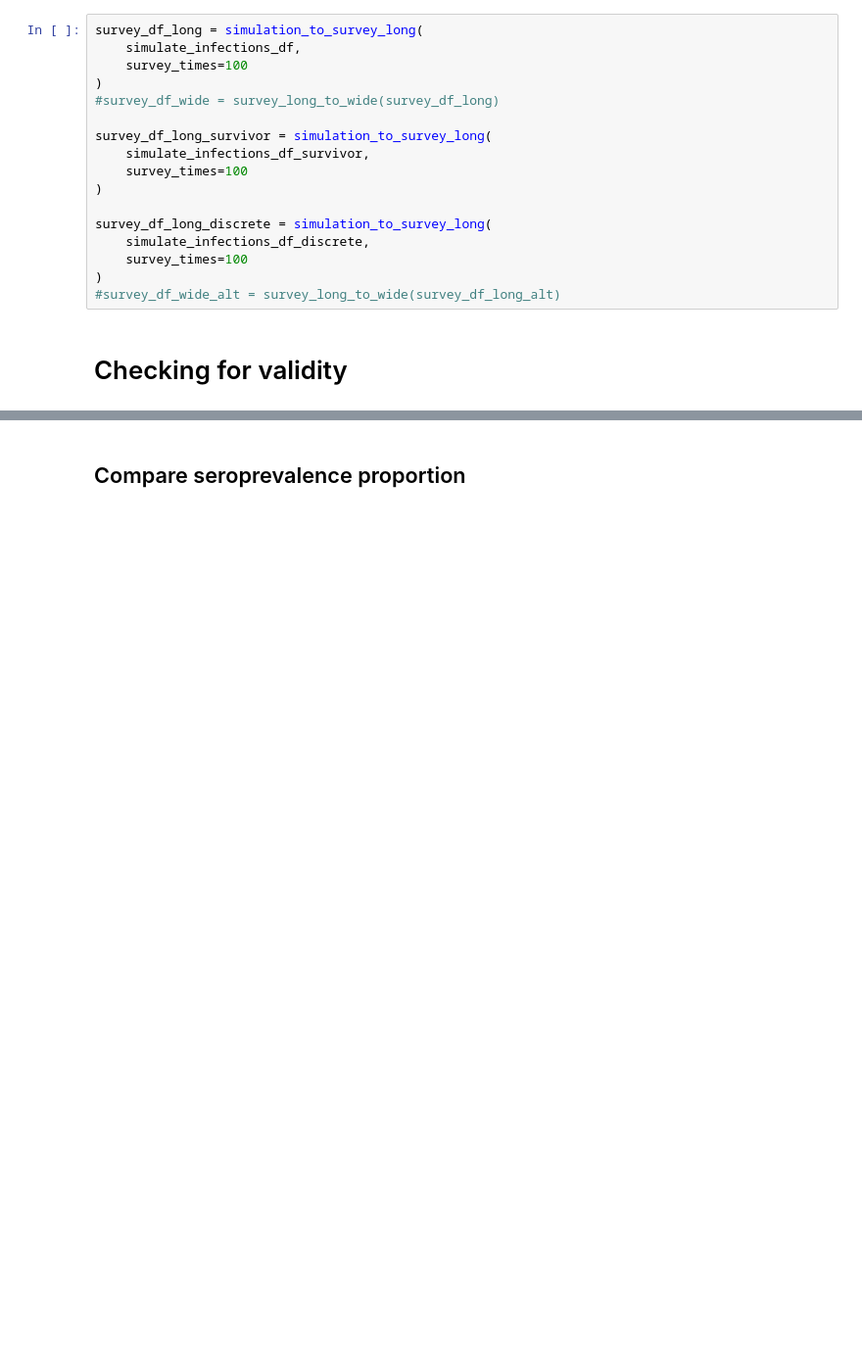
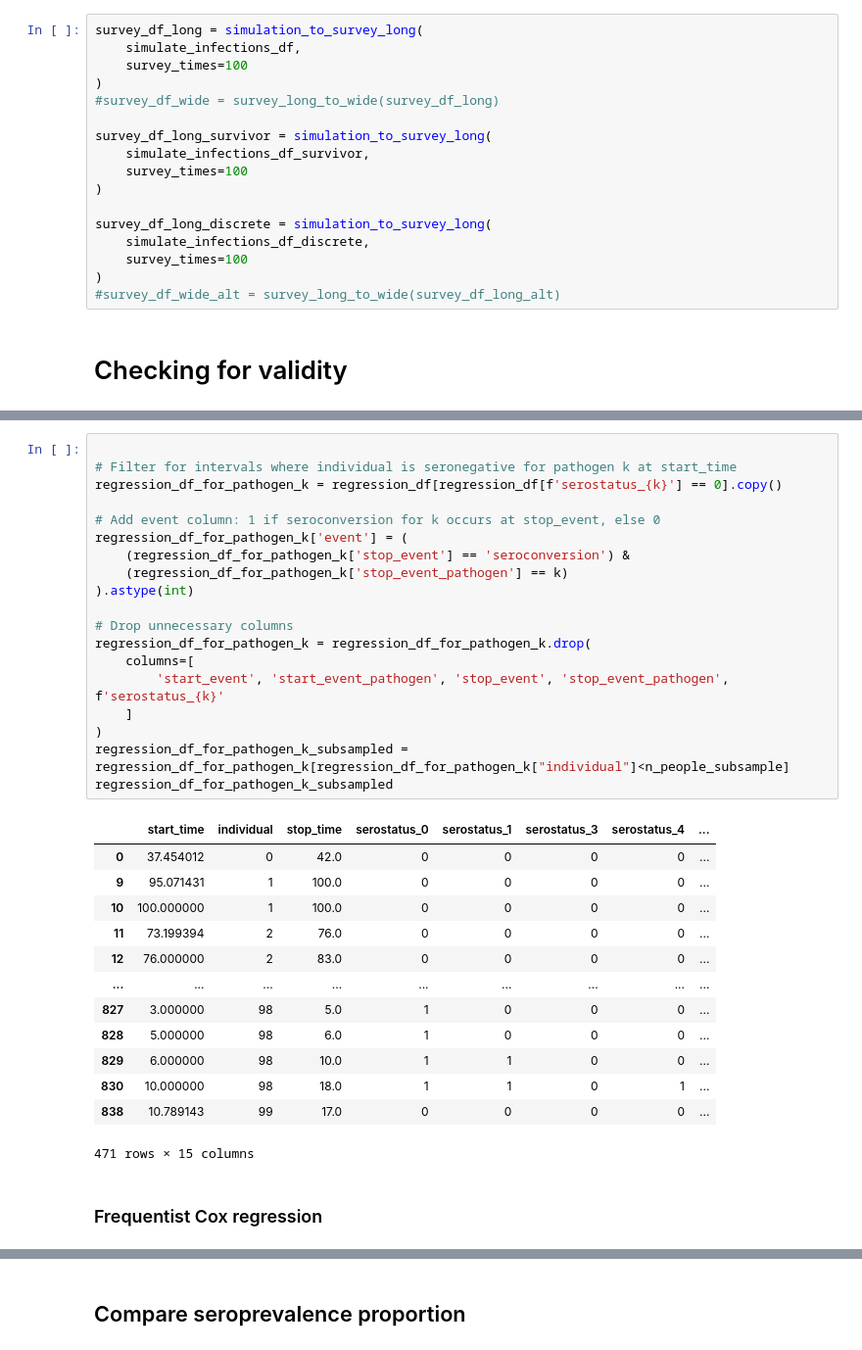
Before and after one commit to aleggs0/multipathogen-sero, a Jupyter notebook: notebooks/simulate.ipynb, the cells around one changed output, grey strips where cells are left out. Shown at 98% size. Cells and saved outputs as stored; diff of their text form; blank space fills up the shorter version.

```diff
--- a/notebooks/simulate.ipynb
+++ b/notebooks/simulate.ipynb
@@ -263 +291,36 @@ regression_df
+# %%
+
+# Filter for intervals where individual is seronegative for pathogen k at start_time
+regression_df_for_pathogen_k = regression_df[regression_df[f'serostatus_{k}'] == 0].copy()
+
+# Add event column: 1 if seroconversion for k occurs at stop_event, else 0
+regression_df_for_pathogen_k['event'] = (
+    (regression_df_for_pathogen_k['stop_event'] == 'seroconversion') &
+    (regression_df_for_pathogen_k['stop_event_pathogen'] == k)
+).astype(int)
+
+# Drop unnecessary columns
+regression_df_for_pathogen_k = regression_df_for_pathogen_k.drop(
+    columns=[
+        'start_event', 'start_event_pathogen', 'stop_event', 'stop_event_pathogen', f'serostatus_{k}'
+    ]
+)
+regression_df_for_pathogen_k_subsampled = regression_df_for_pathogen_k[regression_df_for_pathogen_k["individual"]<n_people_subsample]
+regression_df_for_pathogen_k_subsampled
+# %% [output]
+|  | start_time | individual | stop_time | serostatus_0 | serostatus_1 | serostatus_3 | serostatus_4 | ... |
+| 0 | 37.454012 | 0 | 42.0 | 0 | 0 | 0 | 0 | ... |
+| 9 | 95.071431 | 1 | 100.0 | 0 | 0 | 0 | 0 | ... |
+| 10 | 100.000000 | 1 | 100.0 | 0 | 0 | 0 | 0 | ... |
+| 11 | 73.199394 | 2 | 76.0 | 0 | 0 | 0 | 0 | ... |
+| 12 | 76.000000 | 2 | 83.0 | 0 | 0 | 0 | 0 | ... |
+| ... | ... | ... | ... | ... | ... | ... | ... | ... |
+| 827 | 3.000000 | 98 | 5.0 | 1 | 0 | 0 | 0 | ... |
+| 828 | 5.000000 | 98 | 6.0 | 1 | 0 | 0 | 0 | ... |
+| 829 | 6.000000 | 98 | 10.0 | 1 | 1 | 0 | 0 | ... |
+| 830 | 10.000000 | 98 | 18.0 | 1 | 1 | 0 | 1 | ... |
+| 838 | 10.789143 | 99 | 17.0 | 0 | 0 | 0 | 0 | ... |
+471 rows × 15 columns
+# %% [markdown]
+### Frequentist Cox regression
 # %%
```
Also changed, not shown: parts of 14 cells of this notebook, 3 other files.
